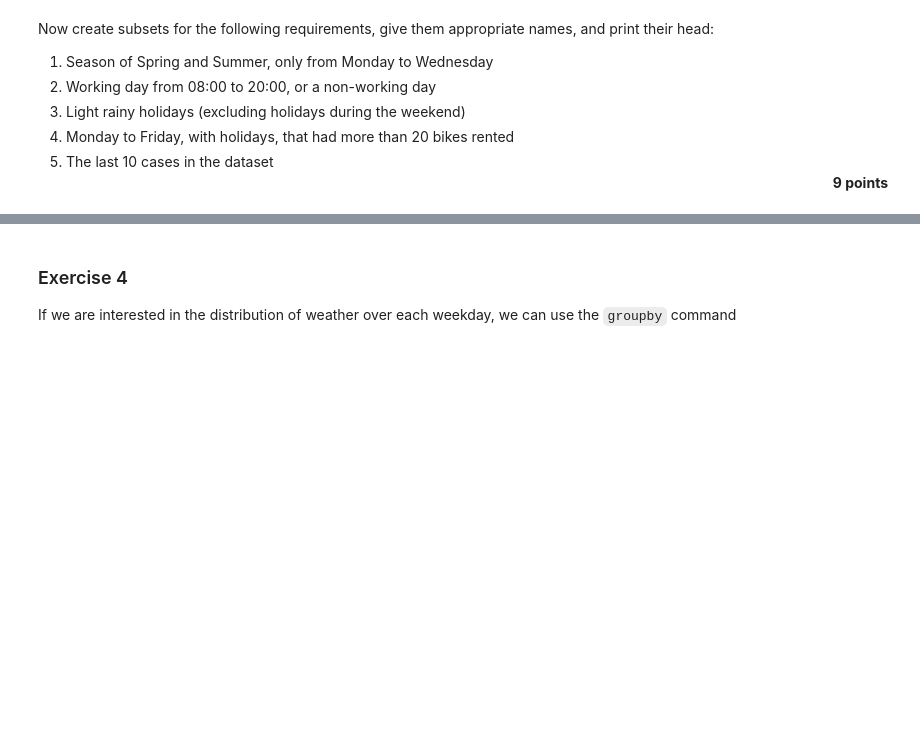
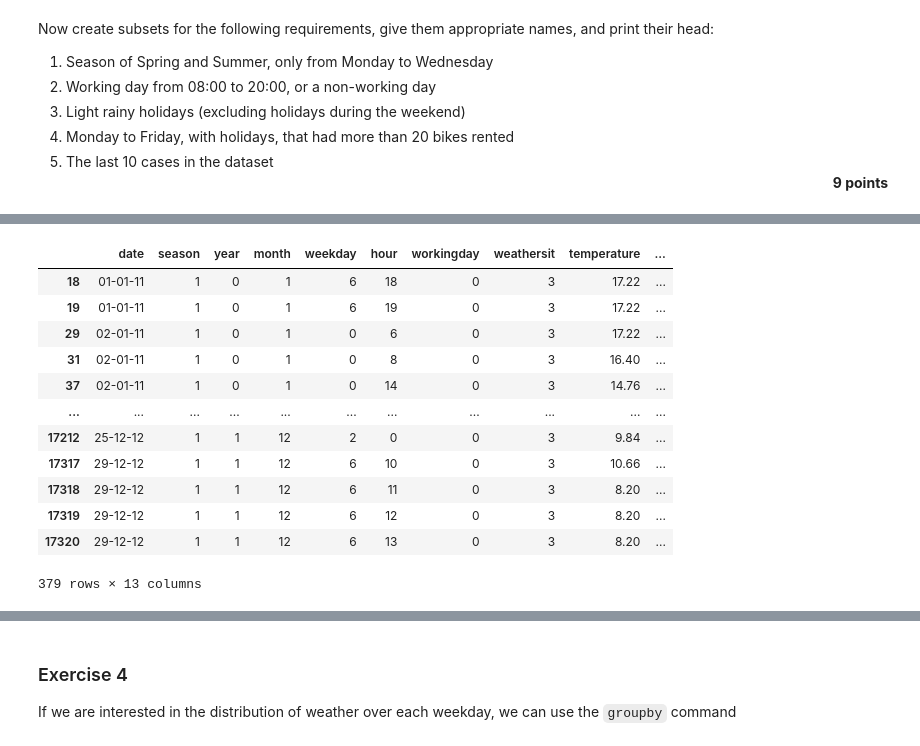
Before and after one commit to felixleopold/Frequentist-Statistics, a Jupyter notebook: FS_Assignment1/Assignment1.ipynb, the cells around one changed output, grey strips where cells are left out. Drawn from its saved outputs; the diff is of its cells as text; code cells hidden in the pictures; blank space fills up the shorter version.

```diff
--- a/FS_Assignment1/Assignment1.ipynb
+++ b/FS_Assignment1/Assignment1.ipynb
@@ -321,0 +331,17 @@ raw_data[(raw_data['season'] == 2) | (raw_data['season'] == 3)]
+# %%
+light_rain_holiday = raw_data[(raw_data['weathersit'] == 3) & (raw_data['workingday'] == 0)]
+light_rain_holiday
+# %% [output]
+|  | date | season | year | month | weekday | hour | workingday | weathersit | temperature | ... |
+| 18 | 01-01-11 | 1 | 0 | 1 | 6 | 18 | 0 | 3 | 17.22 | ... |
+| 19 | 01-01-11 | 1 | 0 | 1 | 6 | 19 | 0 | 3 | 17.22 | ... |
+| 29 | 02-01-11 | 1 | 0 | 1 | 0 | 6 | 0 | 3 | 17.22 | ... |
+| 31 | 02-01-11 | 1 | 0 | 1 | 0 | 8 | 0 | 3 | 16.40 | ... |
+| 37 | 02-01-11 | 1 | 0 | 1 | 0 | 14 | 0 | 3 | 14.76 | ... |
+| ... | ... | ... | ... | ... | ... | ... | ... | ... | ... | ... |
+| 17212 | 25-12-12 | 1 | 1 | 12 | 2 | 0 | 0 | 3 | 9.84 | ... |
+| 17317 | 29-12-12 | 1 | 1 | 12 | 6 | 10 | 0 | 3 | 10.66 | ... |
+| 17318 | 29-12-12 | 1 | 1 | 12 | 6 | 11 | 0 | 3 | 8.20 | ... |
+| 17319 | 29-12-12 | 1 | 1 | 12 | 6 | 12 | 0 | 3 | 8.20 | ... |
+| 17320 | 29-12-12 | 1 | 1 | 12 | 6 | 13 | 0 | 3 | 8.20 | ... |
+379 rows × 13 columns
```
Also changed, not shown: parts of 13 cells of this notebook.
